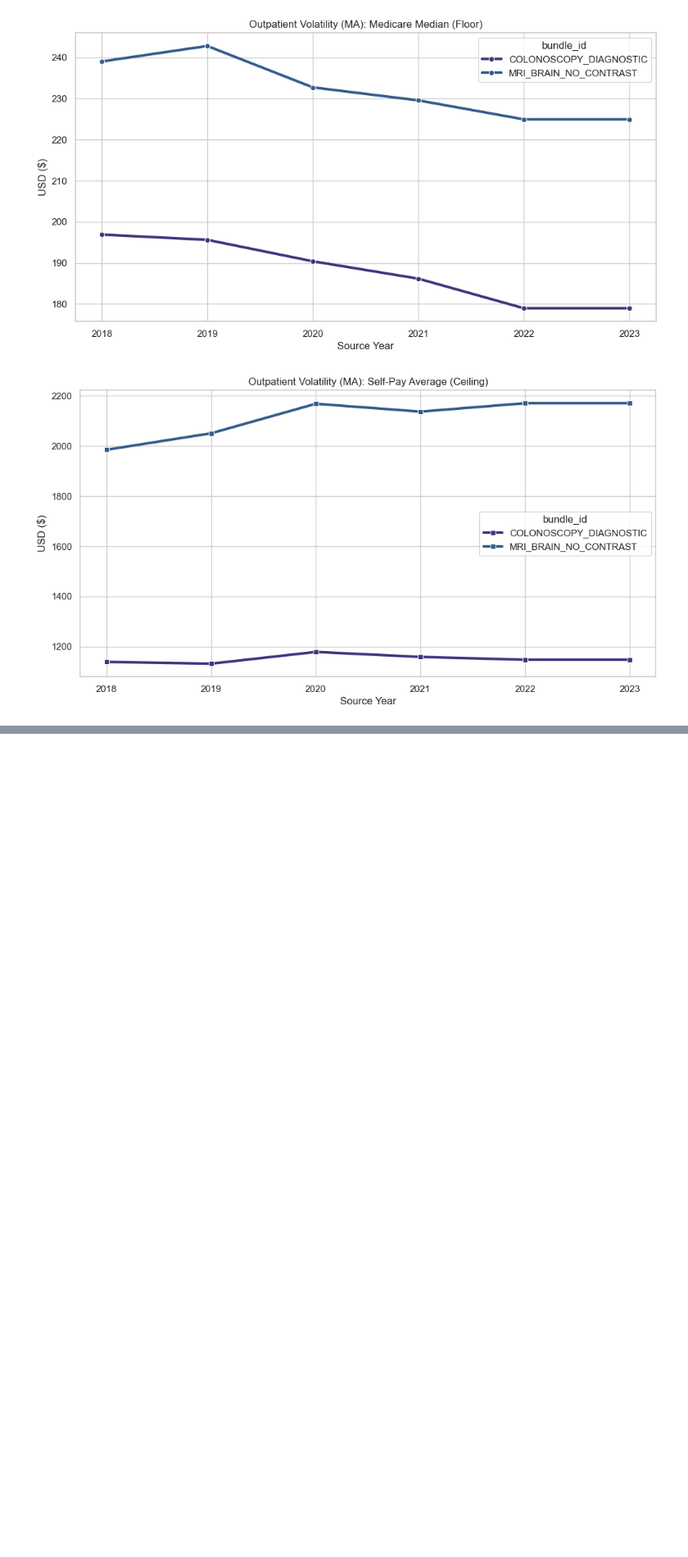
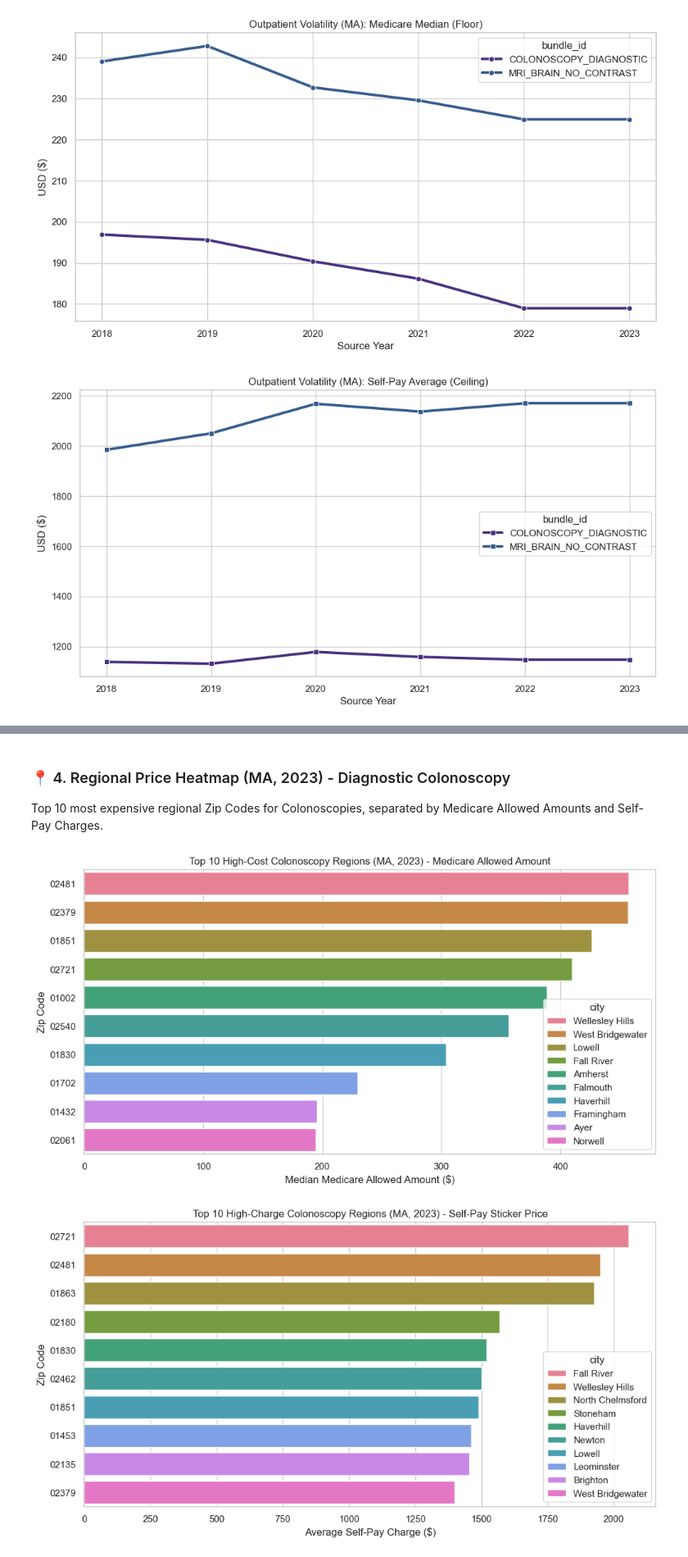
Before and after one commit to 6066Z/OpenHealthDP, a Jupyter notebook: example_analysis/example_analysis_outpatient.ipynb, the cells around one changed output, grey strips where cells are left out. Shown at 82% size. Drawn from its saved outputs; the diff is of its cells as text; code cells hidden in the pictures; blank space fills up the shorter version.

```diff
--- a/example_analysis/example_analysis_outpatient.ipynb
+++ b/example_analysis/example_analysis_outpatient.ipynb
@@ -129,0 +122,26 @@ plt.show()
+# %% [markdown]
+### 📍 4. Regional Price Heatmap (MA, 2023) - Diagnostic Colonoscopy
+Top 10 most expensive regional Zip Codes for Colonoscopies, separated by Medicare Allowed Amounts and Self-Pay Charges.
+# %%
+df_colo_2023 = regional_2023_out[regional_2023_out['bundle_id'] == 'COLONOSCOPY_DIAGNOSTIC']
+
+# Colonoscopy Medicare Plot
+top_medicare_colo = df_colo_2023.sort_values('median_medicare', ascending=False).head(10)
+plt.figure(figsize=(12, 6))
+sns.barplot(data=top_medicare_colo, x='median_medicare', y='zip', hue='city', dodge=False)
+plt.title('Top 10 High-Cost Colonoscopy Regions (MA, 2023) - Medicare Allowed Amount')
+plt.xlabel('Median Medicare Allowed Amount ($)')
+plt.ylabel('Zip Code')
+plt.show()
+
+# Colonoscopy Self-Pay Plot
+top_selfpay_colo = df_colo_2023.sort_values('avg_self_pay', ascending=False).head(10)
+plt.figure(figsize=(12, 6))
+sns.barplot(data=top_selfpay_colo, x='avg_self_pay', y='zip', hue='city', dodge=False)
+plt.title('Top 10 High-Charge Colonoscopy Regions (MA, 2023) - Self-Pay Sticker Price')
+plt.xlabel('Average Self-Pay Charge ($)')
+plt.ylabel('Zip Code')
+plt.show()
+# %% [output]
+[figure, added]
+[figure, added]
```
Also changed, not shown: parts of 3 cells of this notebook.
